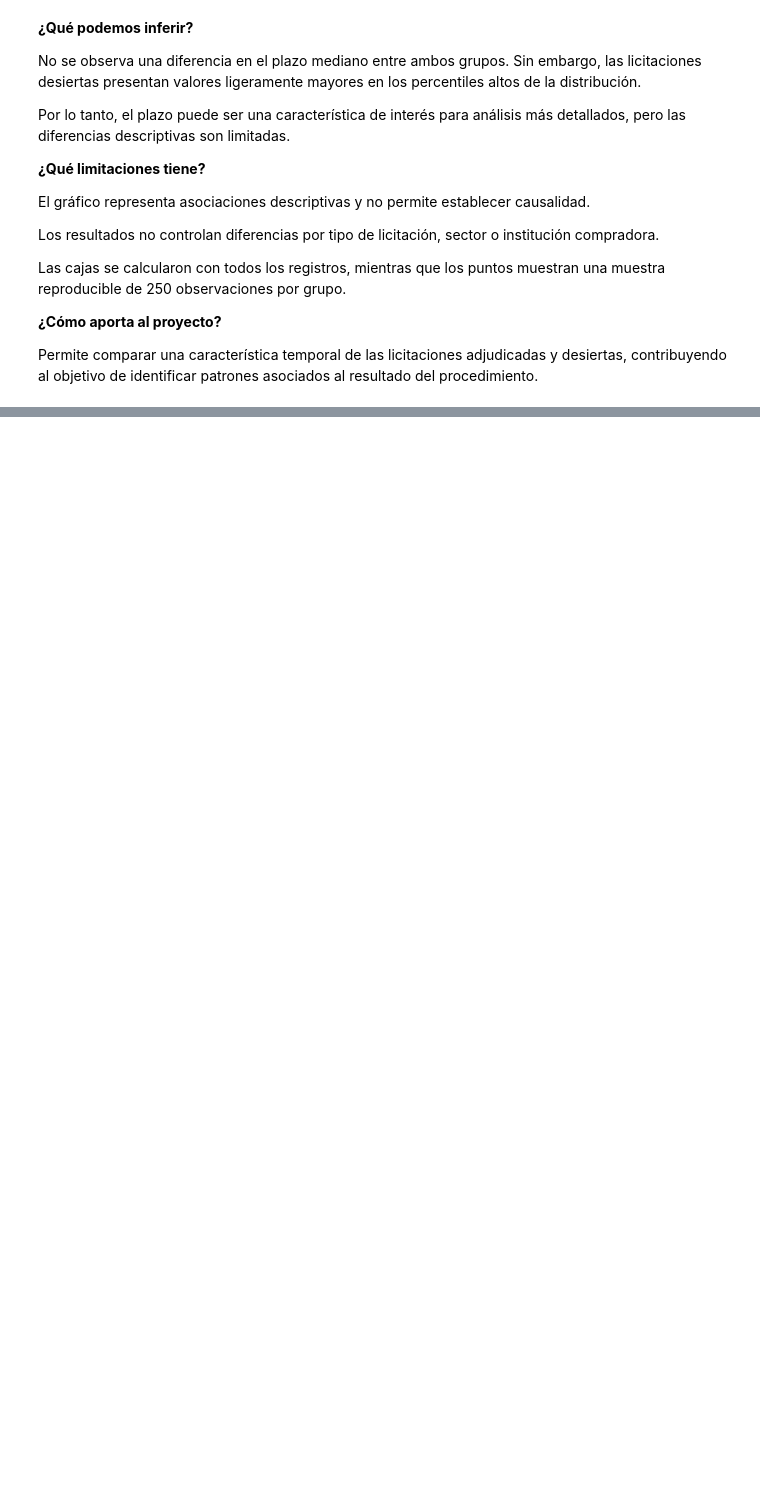
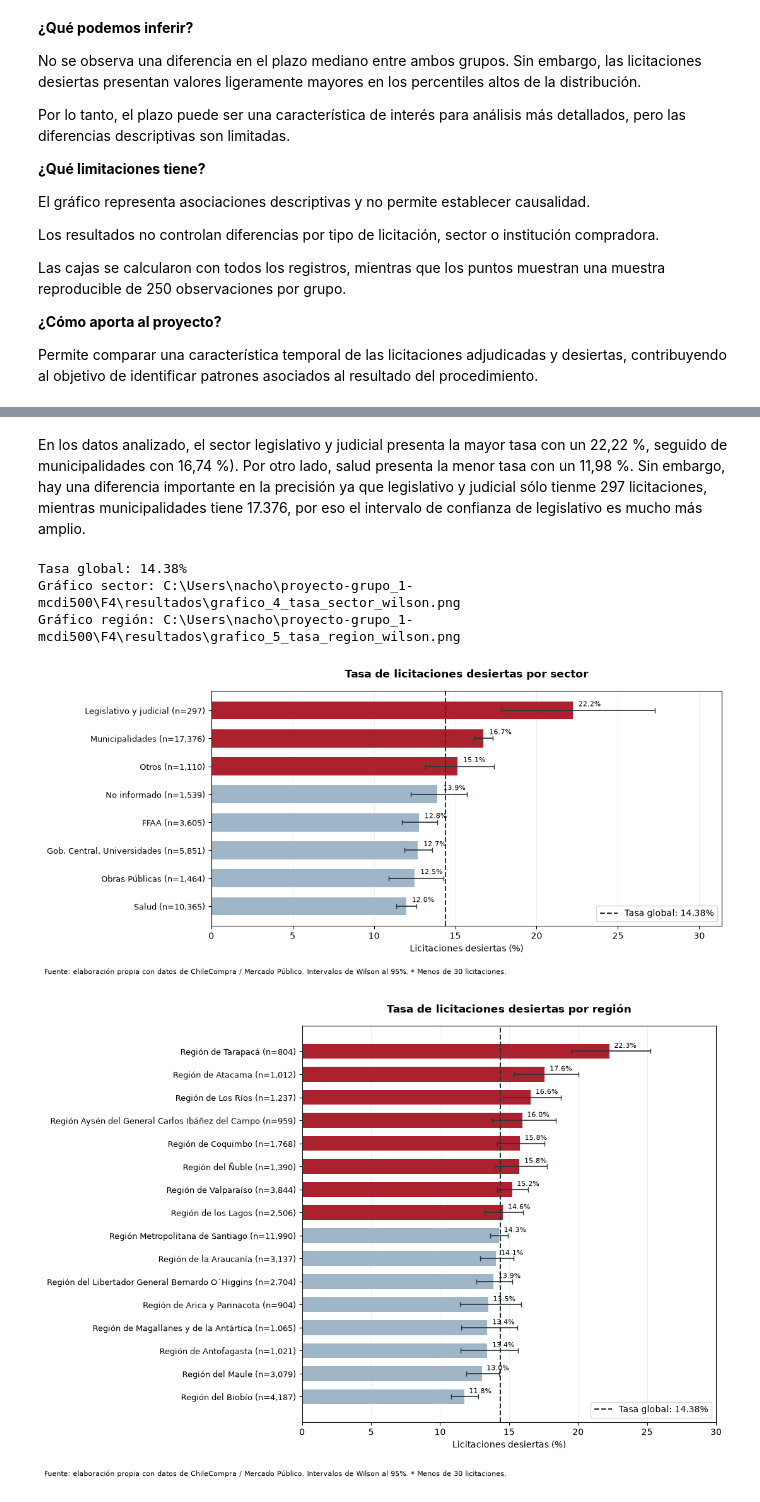
Before and after one commit to IgnacioCardenass/proyecto-grupo_1-mcdi500, a Jupyter notebook: F4/F4_Analisis_Visualizaciones.ipynb, the cells around one changed output, grey strips where cells are left out. Cells and saved outputs as stored; diff of their text form; code cells hidden in the pictures; blank space fills up the shorter version.

Commit message:
F4: incorporación analisis estadistico y visualizaciones de licitaciones (por monto, sector, región

```diff
--- a/F4/F4_Analisis_Visualizaciones.ipynb
+++ b/F4/F4_Analisis_Visualizaciones.ipynb
@@ -728,0 +847,68 @@ Las tres figuras fueron exportadas correctamente.
+# %% [markdown]
+En los datos analizado, el sector legislativo y judicial presenta la mayor tasa con un 22,22 %, seguido de municipalidades con 16,74 %). Por otro lado, salud presenta la menor tasa con un 11,98 %. Sin embargo, hay una diferencia importante en la precisión ya que legislativo y judicial sólo tienme 297 licitaciones, mientras municipalidades tiene 17.376, por eso el intervalo de confianza de legislativo es mucho más amplio.
+# %%
+from src.analisis_f4 import (
+    tasa_desercion_por_grupo,
+    guardar_figura
+)
+from src.visualizaciones_f4 import graficar_tasas_por_grupo
+import matplotlib.pyplot as plt
+
+# Tasa global calculada a partir de los datos
+tasa_global = df_tasas["EsDesierta"].mean()
+
+# Resúmenes por sector y región
+resumen_sector = tasa_desercion_por_grupo(
+    df_tasas,
+    columna_grupo="sector",
+    min_casos_estables=30
+)
+
+resumen_region = tasa_desercion_por_grupo(
+    df_tasas,
+    columna_grupo="RegionUnidad",
+    min_casos_estables=30
+)
+
+# Gráfico por sector
+fig_sector = graficar_tasas_por_grupo(
+    resumen_sector,
+    columna="sector",
+    titulo="Tasa de licitaciones desiertas por sector",
+    tasa_global=tasa_global
+)
+
+# Gráfico por región
+fig_region = graficar_tasas_por_grupo(
+    resumen_region,
+    columna="RegionUnidad",
+    titulo="Tasa de licitaciones desiertas por región",
+    tasa_global=tasa_global
+)
+
+# Guardar los resultados en F4
+carpeta_resultados = raiz / "F4" / "resultados"
+
+ruta_sector = guardar_figura(
+    fig_sector,
+    carpeta_resultados,
+    "grafico_4_tasa_sector_wilson"
+)
+
+ruta_region = guardar_figura(
+    fig_region,
+    carpeta_resultados,
+    "grafico_5_tasa_region_wilson"
+)
+
+print(f"Tasa global: {tasa_global * 100:.2f}%")
+print("Gráfico sector:", ruta_sector)
+print("Gráfico región:", ruta_region)
+
+plt.show()
+# %% [output]
+Tasa global: 14.38%
+Gráfico sector: C:\Users\nacho\proyecto-grupo_1-mcdi500\F4\resultados\grafico_4_tasa_sector_wilson.png
+Gráfico región: C:\Users\nacho\proyecto-grupo_1-mcdi500\F4\resultados\grafico_5_tasa_region_wilson.png
+[figure, added]
+[figure, added]
```
Also changed, not shown: parts of 22 cells of this notebook, 7 other files.
